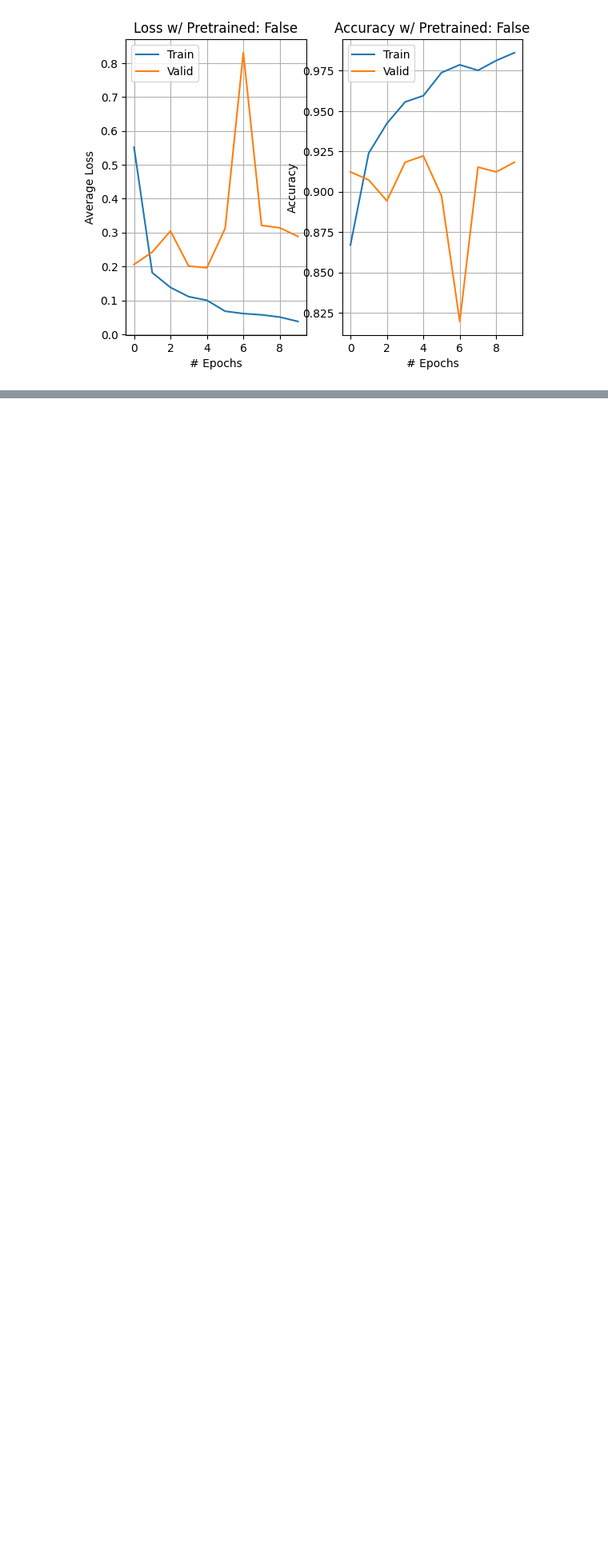
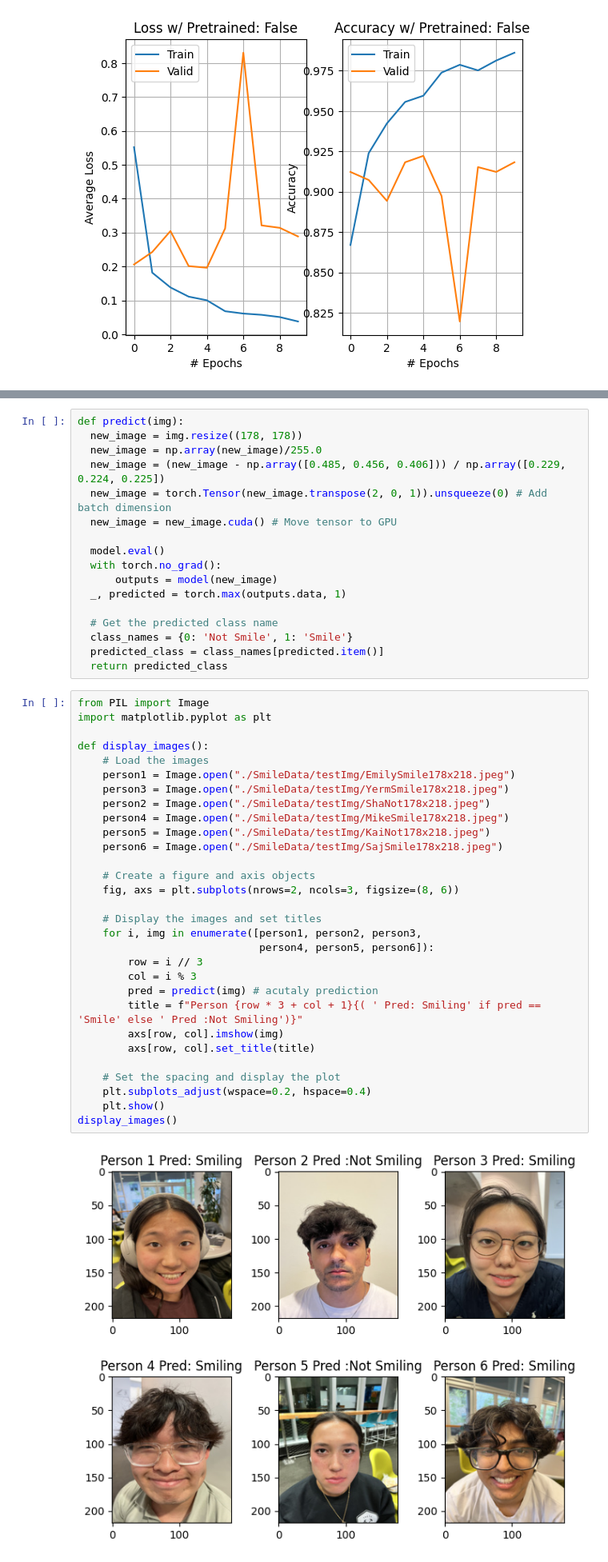
Before and after one commit to SKam23/Smile-Detector, a Jupyter notebook: 10315_Final_Project.ipynb, the cells around one changed output, grey strips where cells are left out. Shown at 80% size. Cells and saved outputs as stored; diff of their text form; blank space fills up the shorter version.

```diff
--- a/10315_Final_Project.ipynb
+++ b/10315_Final_Project.ipynb
@@ -481,3 +384,52 @@ plotStatistics(False, 10, pFCNtrain_losses, pFCNtrain_accs, pFCNval_losses, pFCN
+# %%
+def predict(img):
+  new_image = img.resize((178, 178))
+  new_image = np.array(new_image)/255.0
+  new_image = (new_image - np.array([0.485, 0.456, 0.406])) / np.array([0.229, 0.224, 0.225])
+  new_image = torch.Tensor(new_image.transpose(2, 0, 1)).unsqueeze(0) # Add batch dimension
+  new_image = new_image.cuda() # Move tensor to GPU
+
+  model.eval()
+  with torch.no_grad():
+      outputs = model(new_image)
+  _, predicted = torch.max(outputs.data, 1)
+
+  # Get the predicted class name
+  class_names = {0: 'Not Smile', 1: 'Smile'}
+  predicted_class = class_names[predicted.item()]
+  return predicted_class
+# %%
+from PIL import Image
+import matplotlib.pyplot as plt
+
+def display_images():
+    # Load the images
+    person1 = Image.open("./SmileData/testImg/EmilySmile178x218.jpeg")
+    person3 = Image.open("./SmileData/testImg/YermSmile178x218.jpeg")
+    person2 = Image.open("./SmileData/testImg/ShaNot178x218.jpeg")
+    person4 = Image.open("./SmileData/testImg/MikeSmile178x218.jpeg")
+    person5 = Image.open("./SmileData/testImg/KaiNot178x218.jpeg")
+    person6 = Image.open("./SmileData/testImg/SajSmile178x218.jpeg")
+
+    # Create a figure and axis objects
+    fig, axs = plt.subplots(nrows=2, ncols=3, figsize=(8, 6))
+
+    # Display the images and set titles
+    for i, img in enumerate([person1, person2, person3,
+                             person4, person5, person6]):
+        row = i // 3
+        col = i % 3
+        pred = predict(img) # acutaly prediction
+        title = f"Person {row * 3 + col + 1}{( ' Pred: Smiling' if pred == 'Smile' else ' Pred :Not Smiling')}"
+        axs[row, col].imshow(img)
+        axs[row, col].set_title(title)
+
+    # Set the spacing and display the plot
+    plt.subplots_adjust(wspace=0.2, hspace=0.4)
+    plt.show()
+display_images()
+# %% [output]
+[figure, added]
 # %% [markdown]
 # Try it yourself!
 # %% [markdown]
```
Also changed, not shown: parts of 8 cells of this notebook.
